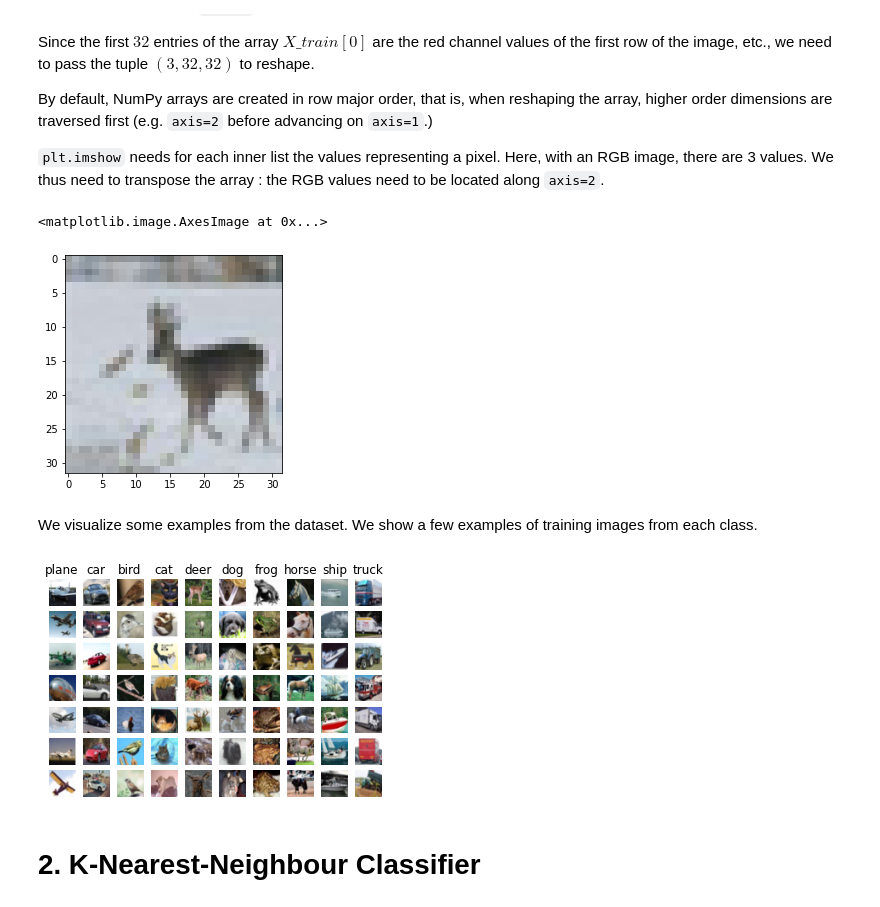
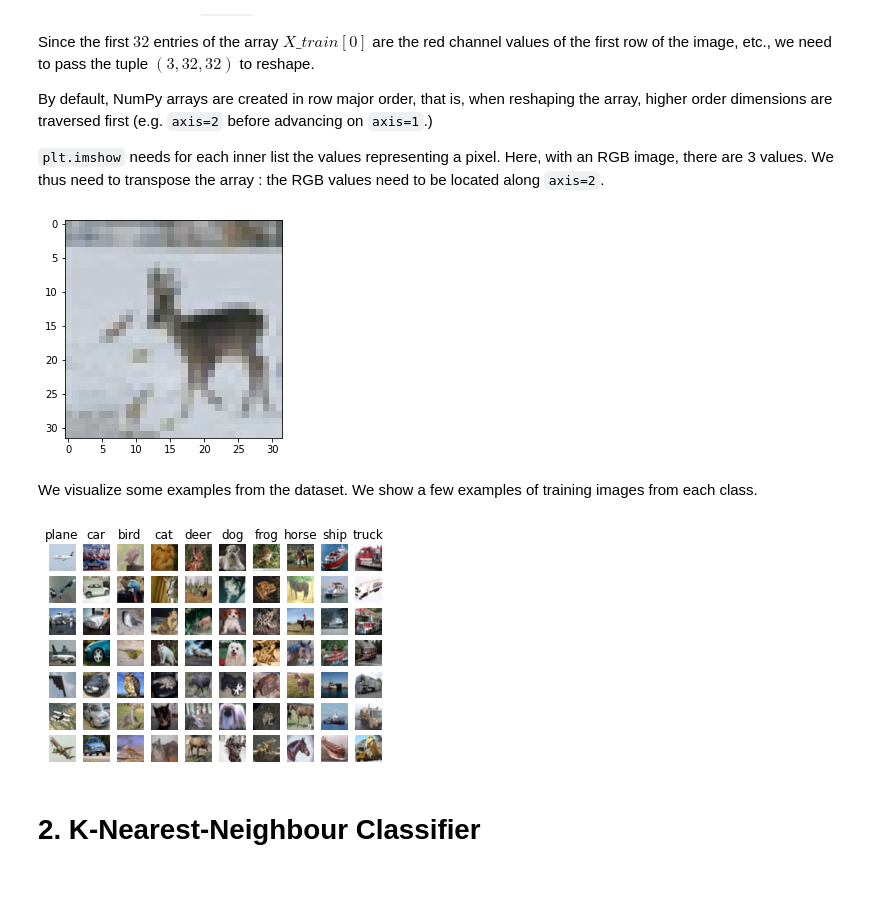
Before and after one commit to AlinkaZimmermann/hslu_deep_learning_in_vision, a Jupyter notebook: notebooks/Block 1/Jupyter Notebook Block 1 - Introduction to Image Classification.ipynb, the cells around one changed output. Saved outputs shown, nothing was run; the diff lists cells and outputs as text; code cells hidden in the pictures.

```diff
--- a/notebooks/Block 1/Jupyter Notebook Block 1 - Introduction to Image Classification.ipynb
+++ b/notebooks/Block 1/Jupyter Notebook Block 1 - Introduction to Image Classification.ipynb
@@ -135,9 +147,10 @@ along `axis=2`.
 %matplotlib inline
 import matplotlib.pyplot as plt
 
-plt.imshow(X_train[20].reshape((3,32,32)).transpose((1,2,0)).astype('uint8'))
+# plt.imshow(X_train[20].reshape((3,32,32)).transpose((1,2,0)).astype('uint8'))
+plt.imshow(X_train[20])
+plt.show()
 # %% [output]
-<matplotlib.image.AxesImage at 0x...>
 [figure]
 # %% [markdown]
 We visualize some examples from the dataset.
@@ -145,24 +158,24 @@ We show a few examples of training images from each class.
 # %%
 %matplotlib inline
 classes = ['plane', 'car', 'bird', 'cat', 'deer', 'dog', 'frog', 'horse', 'ship', 'truck']
 num_classes = len(classes)
 samples_per_class = 7
 
 
 
 for y, cls in enumerate(classes):
     idxs = np.flatnonzero(y_train == y)
     idxs = np.random.choice(idxs, samples_per_class, replace=False)
     for i, idx in enumerate(idxs):
         plt_idx = i * num_classes + y + 1
         plt.subplot(samples_per_class, num_classes, plt_idx)
-        plt.imshow(X_train[idx].reshape((3,32,32)).transpose((1,2,0)).astype('uint8'))
+        plt.imshow(X_train[idx])
         plt.axis('off')
         if i == 0:
             plt.title(cls)
 plt.show()
 # %% [output]
-[figure, old version]
+[figure, new version]
 # %% [markdown]
 # 2. K-Nearest-Neighbour Classifier
 # %% [markdown]
```
Also changed, not shown: parts of 29 cells of this notebook, 18 other files.
